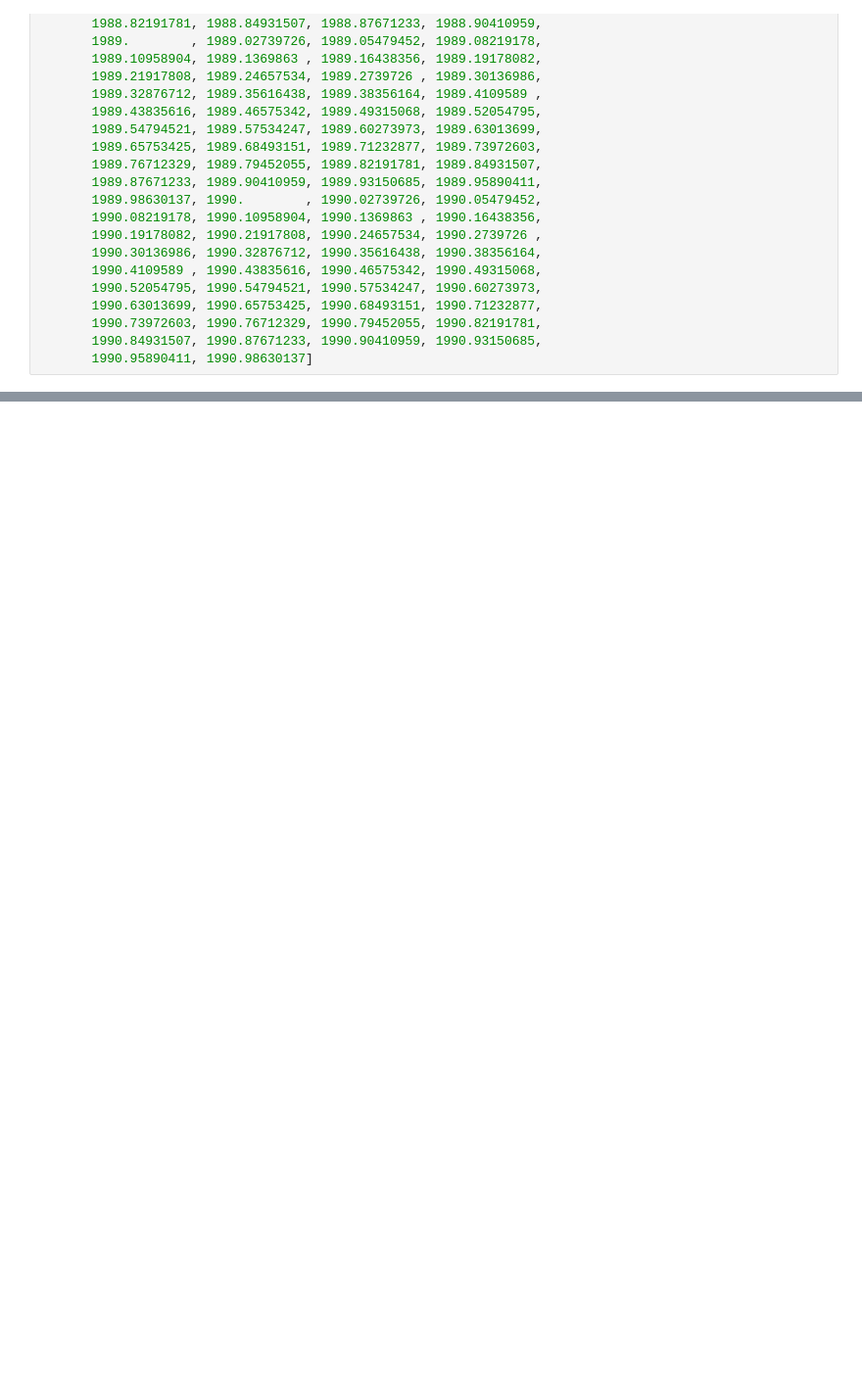
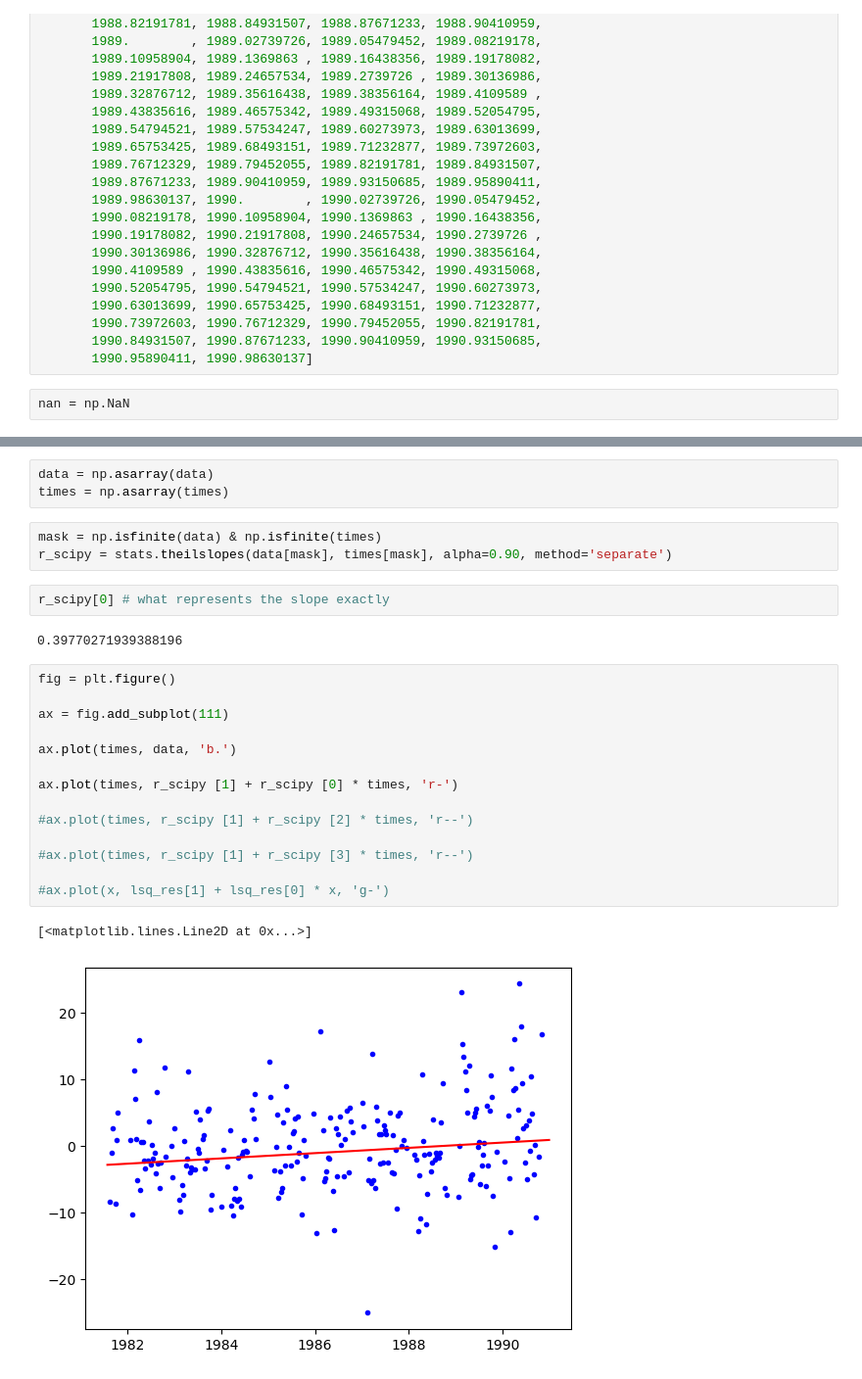
Before and after one commit to soniajdupuis/PhD_analysis, a Jupyter notebook: Paper_3_Analysis/trends_computation.ipynb, the cells around one changed output, grey strips where cells are left out. Shown at 98% size. Saved outputs shown, nothing was run; the diff lists cells and outputs as text; blank space fills up the shorter version.

```diff
--- a/Paper_3_Analysis/trends_computation.ipynb
+++ b/Paper_3_Analysis/trends_computation.ipynb
@@ -377,3 +377,5 @@ times = [1981.57534247, 1981.60273973, 1981.63013699, 1981.65753425,
        1990.73972603, 1990.76712329, 1990.79452055, 1990.82191781,
        1990.84931507, 1990.87671233, 1990.90410959, 1990.93150685,
        1990.95890411, 1990.98630137]
+# %%
+nan = np.NaN
@@ -379,0 +509,27 @@ times = [1981.57534247, 1981.60273973, 1981.63013699, 1981.65753425,
+# %%
+data = np.asarray(data)
+times = np.asarray(times)
+# %%
+mask = np.isfinite(data) & np.isfinite(times)
+r_scipy = stats.theilslopes(data[mask], times[mask], alpha=0.90, method='separate')
+# %%
+r_scipy[0] # what represents the slope exactly
+# %% [output]
+0.39770271939388196
+# %%
+fig = plt.figure()
+
+ax = fig.add_subplot(111)
+
+ax.plot(times, data, 'b.')
+
+ax.plot(times, r_scipy [1] + r_scipy [0] * times, 'r-')
+
+#ax.plot(times, r_scipy [1] + r_scipy [2] * times, 'r--')
+
+#ax.plot(times, r_scipy [1] + r_scipy [3] * times, 'r--')
+
+#ax.plot(x, lsq_res[1] + lsq_res[0] * x, 'g-')
+# %% [output]
+[<matplotlib.lines.Line2D at 0x...>]
+[figure, added]
```
Also changed, not shown: parts of 13 cells of this notebook, 4 other files.
